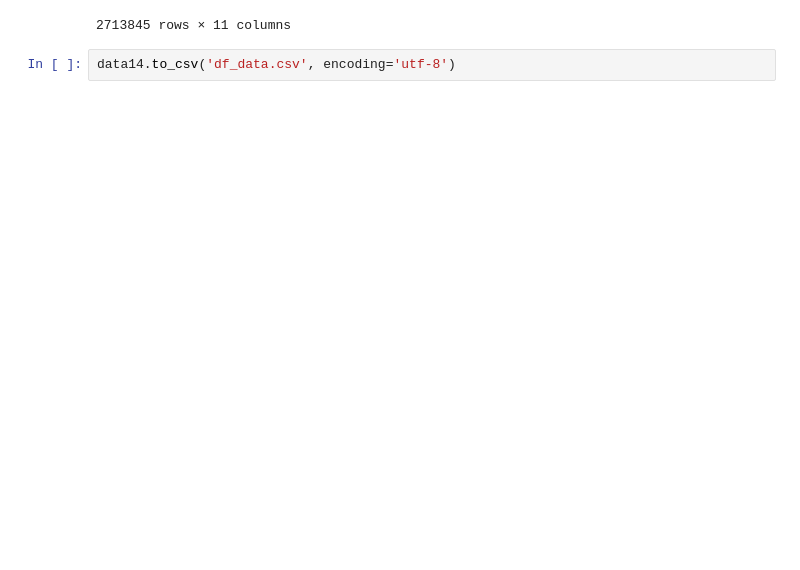
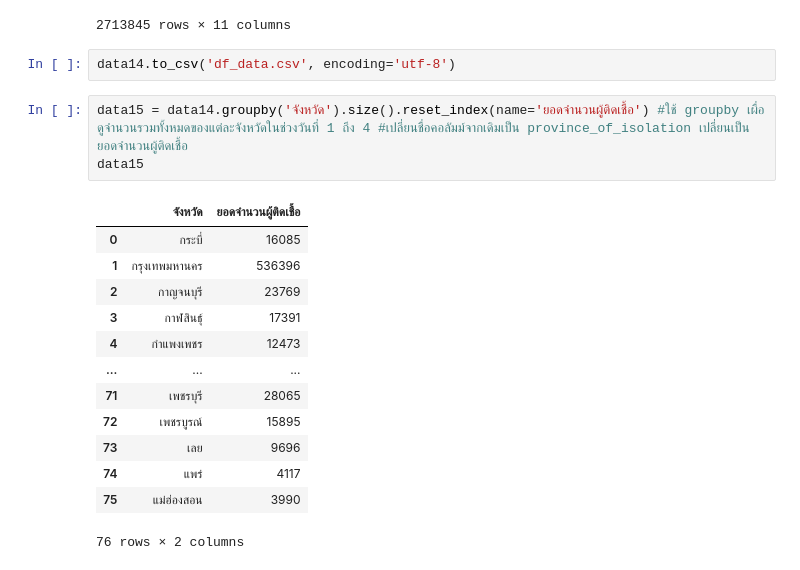
Before and after one commit to nualpair/data_viz_2022, a Jupyter notebook: Project_final.ipynb, the cells around one changed output. Drawn from its saved outputs; the diff is of its cells as text; blank space fills up the shorter version.

```diff
--- a/Project_final.ipynb
+++ b/Project_final.ipynb
@@ -420,3 +420,20 @@ data14
 2713845 rows × 11 columns
 # %%
 data14.to_csv('df_data.csv', encoding='utf-8')
+# %%
+data15 = data14.groupby('จังหวัด').size().reset_index(name='ยอดจำนวนผู้ติดเชื้อ') #ใช้ groupby เผื่อดูจำนวนรวมทั้งหมดของแต่ละจังหวัดในช่วงวันที่ 1 ถึง 4 #เปลี่ยนชื่อคอลัมม์จากเดิมเป็น province_of_isolation เปลี่ยนเป็น ยอดจำนวนผู้ติดเชื้อ
+data15
+# %% [output]
+|  | จังหวัด | ยอดจำนวนผู้ติดเชื้อ |
+| 0 | กระบี่ | 16085 |
+| 1 | กรุงเทพมหานคร | 536396 |
+| 2 | กาญจนบุรี | 23769 |
+| 3 | กาฬสินธุ์ | 17391 |
+| 4 | กำแพงเพชร | 12473 |
+| ... | ... | ... |
+| 71 | เพชรบุรี | 28065 |
+| 72 | เพชรบูรณ์ | 15895 |
+| 73 | เลย | 9696 |
+| 74 | แพร่ | 4117 |
+| 75 | แม่ฮ่องสอน | 3990 |
+76 rows × 2 columns
```
Also changed, not shown: parts of 1 cell of this notebook.
